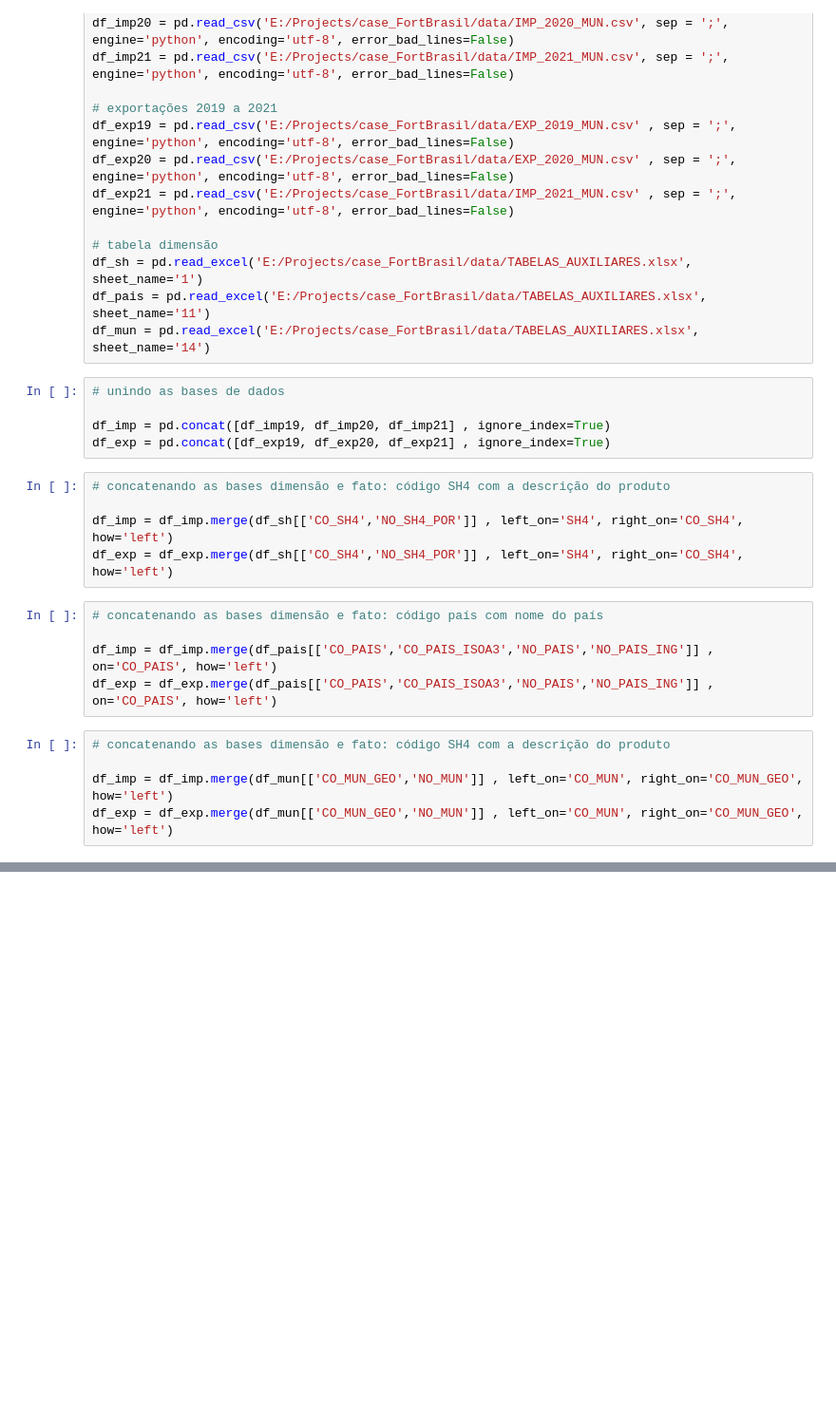
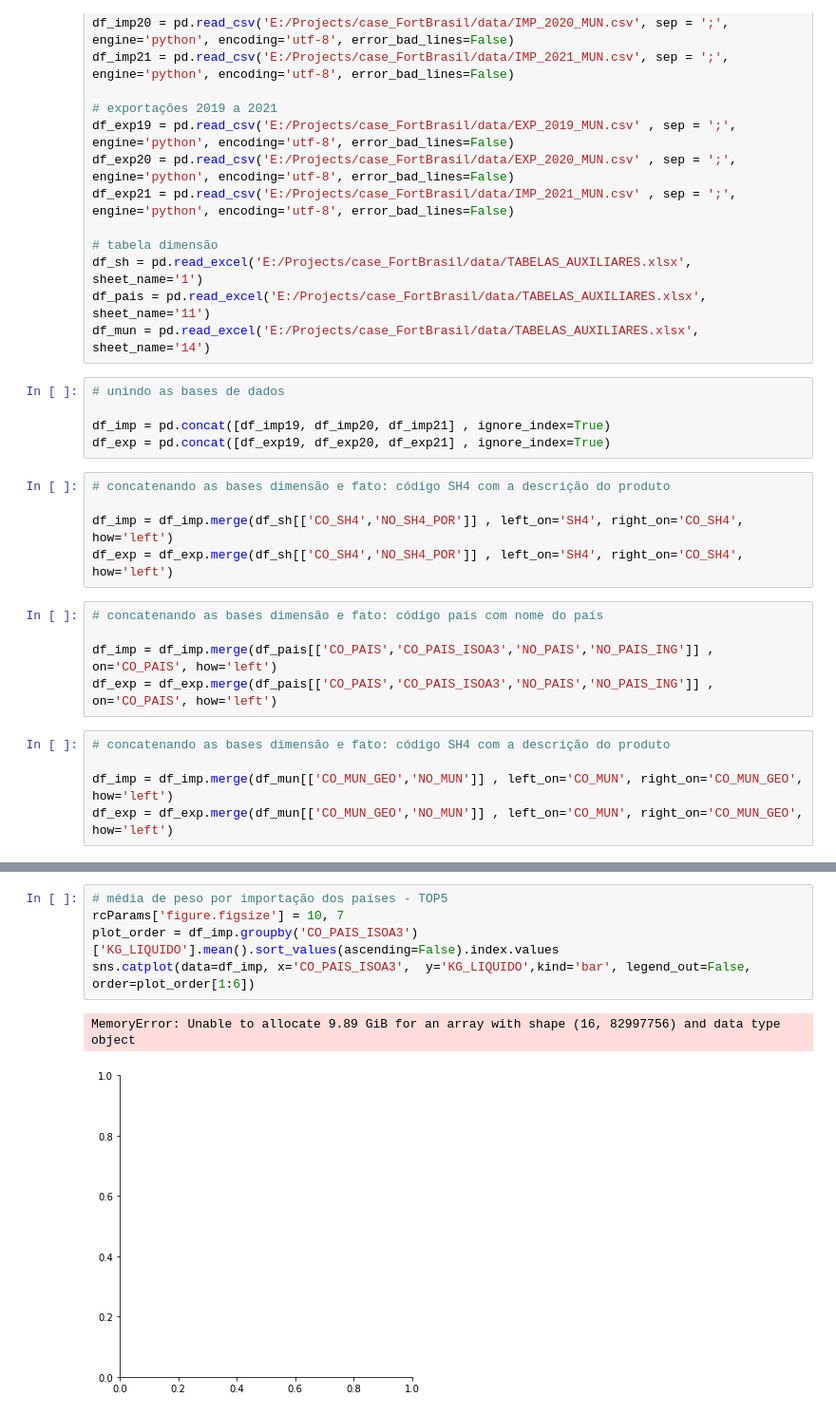
Before and after one commit to Gabrieleas10/case_FortBrasil, a Jupyter notebook: scripts/data_analysis.ipynb, the cells around one changed output, grey strips where cells are left out. Shown at 95% size. Saved outputs shown, nothing was run; the diff lists cells and outputs as text; blank space fills up the shorter version.

```diff
--- a/scripts/data_analysis.ipynb
+++ b/scripts/data_analysis.ipynb
@@ -64,0 +82,8 @@ sns.countplot(data=df_exp, x='CO_PAIS_ISOA3', palette="Greens_d",
+# %%
+# média de peso por importação dos países - TOP5
+rcParams['figure.figsize'] = 10, 7
+plot_order = df_imp.groupby('CO_PAIS_ISOA3')['KG_LIQUIDO'].mean().sort_values(ascending=False).index.values
+sns.catplot(data=df_imp, x='CO_PAIS_ISOA3',  y='KG_LIQUIDO',kind='bar', legend_out=False, order=plot_order[1:6])
+# %% [output]
+MemoryError: Unable to allocate 9.89 GiB for an array with shape (16, 82997756) and data type object
+[figure, added]
```
Also changed, not shown: parts of 8 cells of this notebook.
